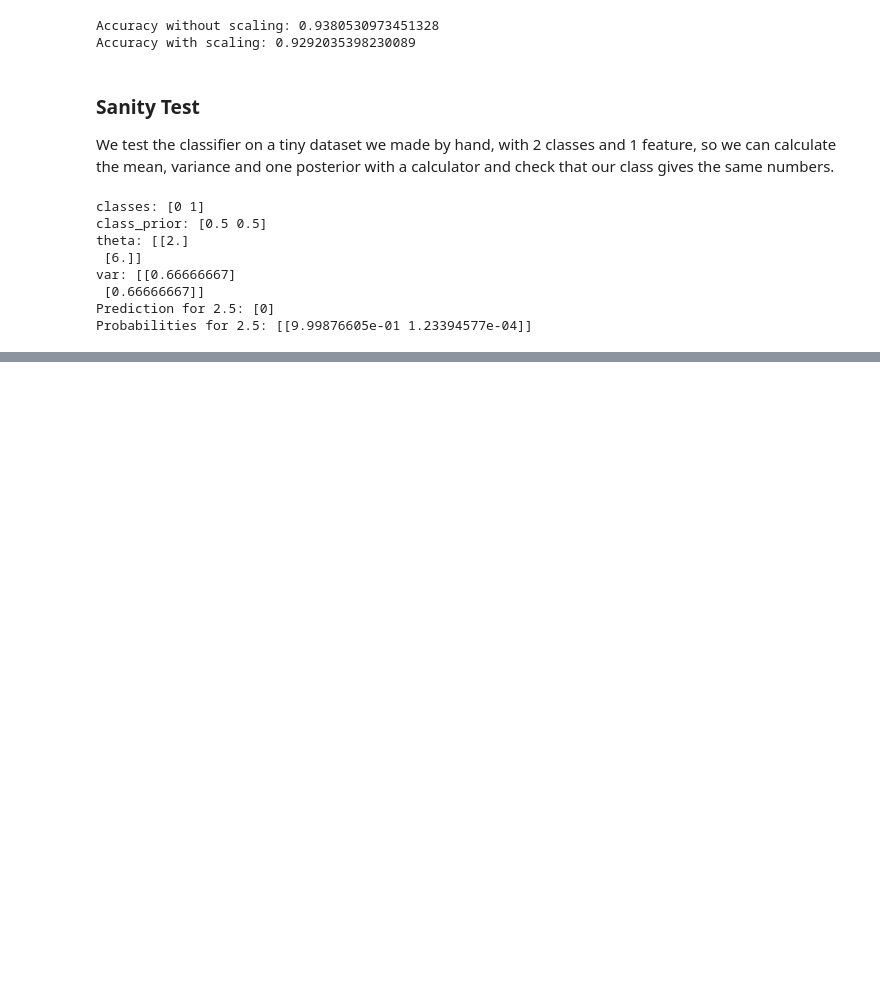
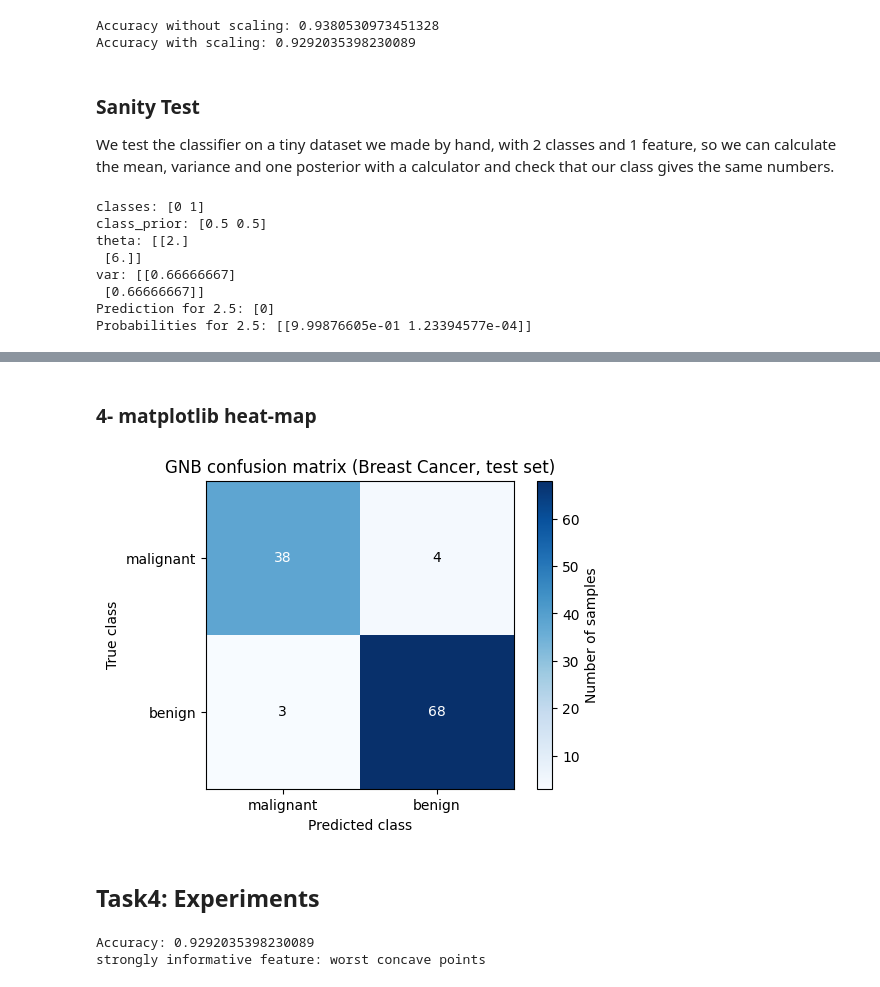
Before and after one commit to ahmedtolba481/Gaussian-Naive-Bayes-From-Scratch, a Jupyter notebook: GNB_20242023_20240523.ipynb, the cells around one changed output, grey strips where cells are left out. Saved outputs shown, nothing was run; the diff lists cells and outputs as text; code cells hidden in the pictures; blank space fills up the shorter version.

Commit message:
add task 3,4,5,7

```diff
--- a/GNB_20242023_20240523.ipynb
+++ b/GNB_20242023_20240523.ipynb
@@ -202,0 +214,9 @@ Probabilities for 2.5: [[9.99876605e-01 1.23394577e-04]]
+# %%
+def confusion_matrix(y_true, y_pred, classes):
+    k = len(classes)
+    res = np.zeros((k,k), dtype=int)
+    for i, r in enumerate(classes):
+        for j, c in enumerate(classes):
+            res[i][j] = np.sum((r == y_true) & (c == y_pred))
+
+    return res
@@ -202,0 +251,14 @@ Probabilities for 2.5: [[9.99876605e-01 1.23394577e-04]]
+# %%
+classes = np.unique(y_train)
+y_pred = model.predict(x_test)
+
+acc = accuracy(y_test, y_pred)
+cm = confusion_matrix(y_test, y_pred, classes)
+prf, macro = precision_recall_f1(y_test, y_pred, classes)
+
+print("Accuracy:", acc)
+print("Confusion matrix:\n", cm)
+for i, name in enumerate(data.target_names):
+    print(f"{name}: precision={prf['precision'][i]:.3f}, "
+          f"recall={prf['recall'][i]:.3f}, f1={prf['f1'][i]:.3f}")
+print("Macro:", macro)
@@ -202,0 +273,39 @@ Probabilities for 2.5: [[9.99876605e-01 1.23394577e-04]]
+# %% [markdown]
+### 4- matplotlib heat-map
+# %%
+def plot_confusion_matrix(cm, class_names, title):
+    fig, ax = plt.subplots(figsize=(6, 4))
+    im = ax.imshow(cm, cmap="Blues")
+    ax.set_xticks(range(len(class_names)))
+    ax.set_yticks(range(len(class_names)))
+    ax.set_xticklabels(class_names)
+    ax.set_yticklabels(class_names)
+    ax.set_xlabel("Predicted class")
+    ax.set_ylabel("True class")
+    ax.set_title(title)
+    for i in range(cm.shape[0]):
+        for j in range(cm.shape[1]):
+            ax.text(j, i, int(cm[i, j]), ha="center", va="center",
+                    color="white" if cm[i, j] > cm.max() / 2 else "black")
+    fig.colorbar(im, ax=ax, label="Number of samples")
+    plt.show()
+
+plot_confusion_matrix(cm, data.target_names, "GNB confusion matrix (Breast Cancer, test set)")
+# %% [output]
+[figure, added]
+# %% [markdown]
+## Task4: Experiments
+# %%
+model = GaussianNaiveBayes()
+acc = -1e9
+inx = 0
+for i in range(x_train.shape[1]):
+    model.fit(x_train[:,[i]], y_train)
+    if (model.predict(x_test[:,[i]]) == y_test).mean() > acc:
+        acc = (model.predict(x_test[:,[i]]) == y_test).mean()
+        inx = i
+
+print("Accuracy:", acc, "\nstrongly informative feature:", data.feature_names[inx]) #inx = 27 -> worst concave points
+# %% [output]
+Accuracy: 0.9292035398230089
+strongly informative feature: worst concave points
```
Also changed, not shown: parts of 22 cells of this notebook.
